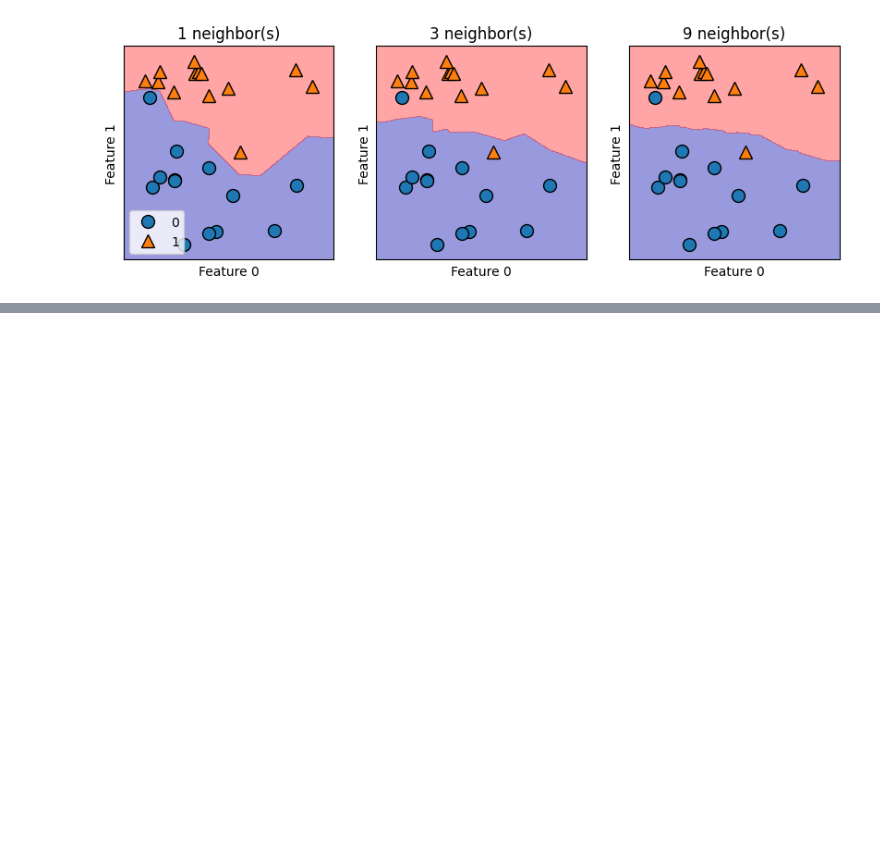
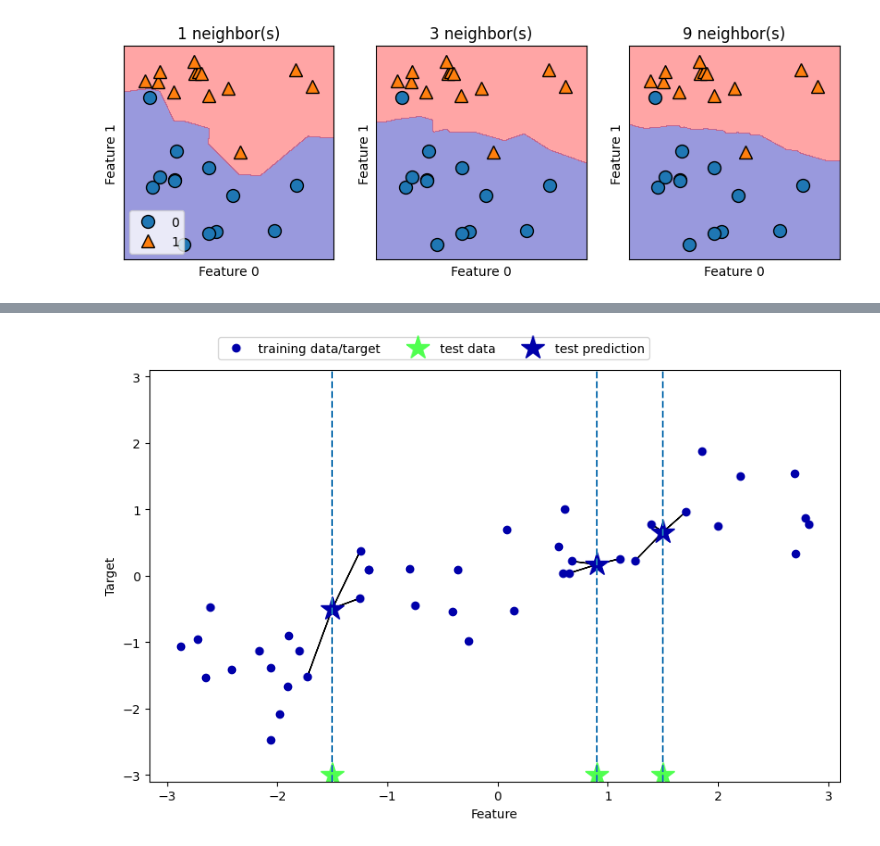
Before and after one commit to Nirajjj11/ml_learning, a Jupyter notebook: supervised_learning/supervised_ml.ipynb, the cells around one changed output, grey strips where cells are left out. Cells and saved outputs as stored; diff of their text form; code cells hidden in the pictures; blank space fills up the shorter version.

```diff
--- a/supervised_learning/supervised_ml.ipynb
+++ b/supervised_learning/supervised_ml.ipynb
@@ -133,0 +230,4 @@ axes[0].legend(loc=3)
+# %%
+mglearn.plots.plot_knn_regression(n_neighbors=3)
+# %% [output]
+[figure, added]
```
Also changed, not shown: parts of 14 cells of this notebook, 1 other file.
